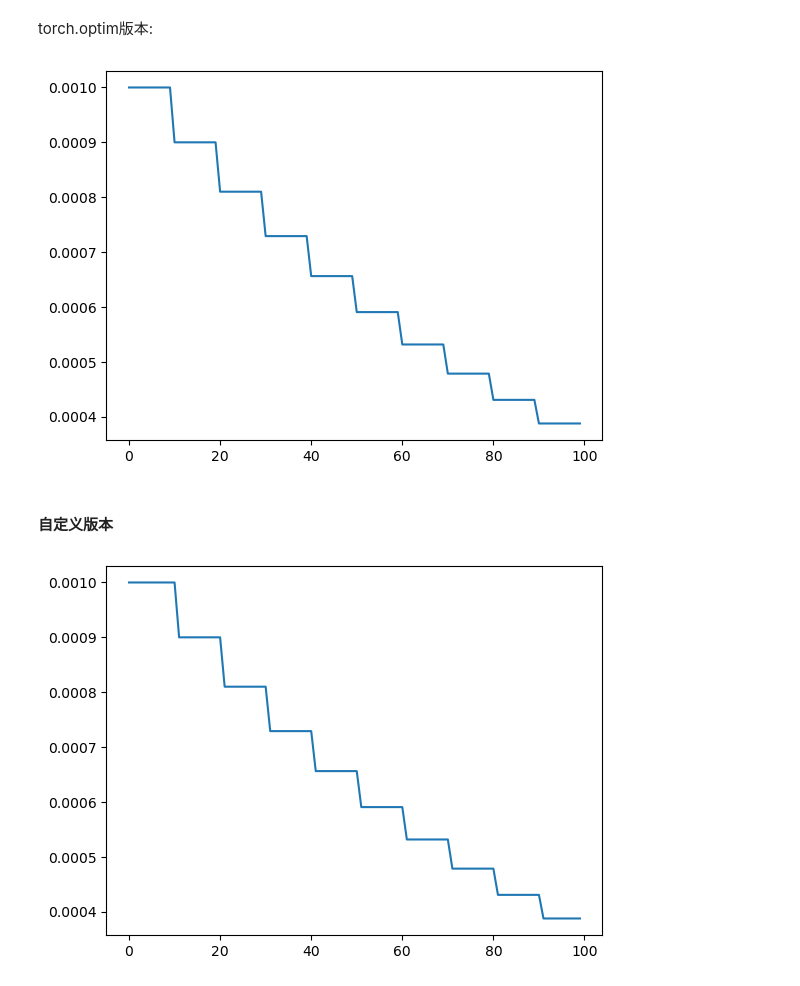
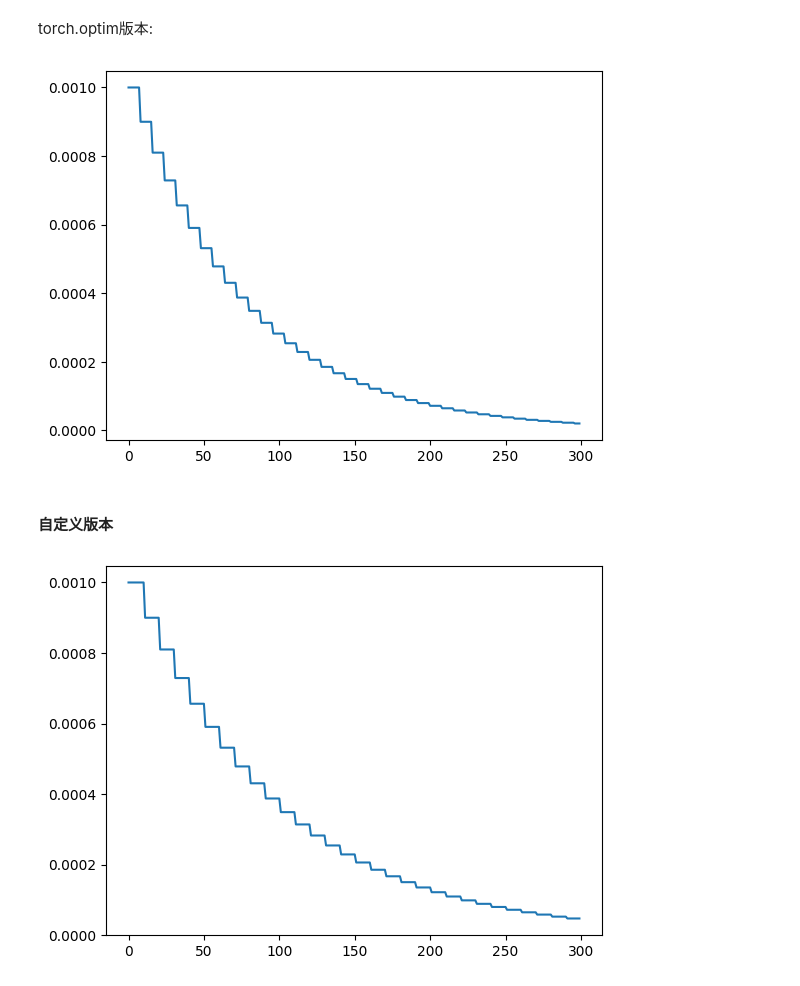
Before and after one commit to werwolves/learning_pytorch, a Jupyter notebook: PyTorch_Tutorial-master/Code/5_学习率调整策略举例/3-自定义学习率.ipynb, the cells around one changed output. Drawn from its saved outputs; the diff is of its cells as text; code cells hidden in the pictures.

```diff
--- a/PyTorch_Tutorial-master/Code/5_学习率调整策略举例/3-自定义学习率.ipynb
+++ b/PyTorch_Tutorial-master/Code/5_学习率调整策略举例/3-自定义学习率.ipynb
@@ -5,7 +5,7 @@ from torch import nn
 from torch.optim.lr_scheduler import StepLR
 import numpy as np
 import matplotlib.pyplot as plt
-NUM_EPOCHS = 100
+NUM_EPOCHS = 300
 model = nn.Linear(2,1)
 
 def schedular_lr(optimizer, schedular):
@@ -23,11 +23,11 @@ torch.optim版本:
 # %%
 # 设置优化器，初始化学习率
 optimizer = torch.optim.SGD(model.parameters(),lr=1e-3)
 # 设置学习率调整策略
-schedular = StepLR(optimizer=optimizer,step_size=10,gamma=0.9)
+schedular = StepLR(optimizer=optimizer,step_size=8,gamma=0.9)
 lr_his = schedular_lr(optimizer, schedular)
 # %% [output]
-[figure, old version]
+[figure, new version]
 # %% [markdown]
 #### 自定义版本
 # %%
@@ -53,4 +53,4 @@ optimizer2 = torch.optim.SGD(model.parameters(),lr=1e-3)
 scheduler2 = CustomStepLR(optimizer2,step_size=10)
 lr_his = schedular_lr(optimizer2, scheduler2)
 # %% [output]
-[figure, old version]
+[figure, new version]
```
Also changed, not shown: parts of 2 cells of this notebook, 3 other files.
